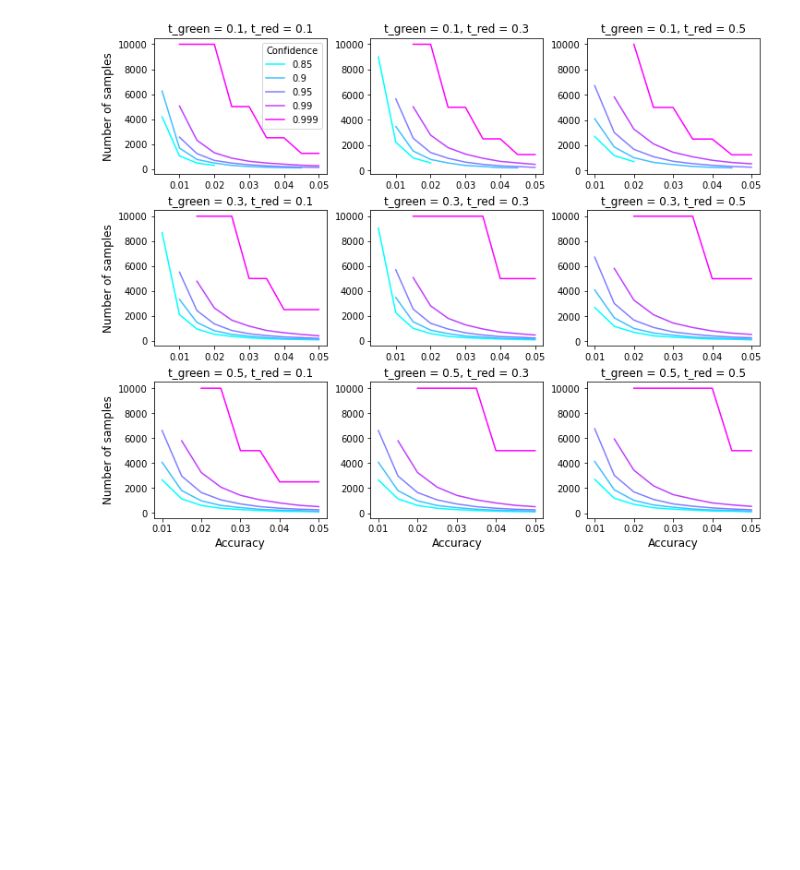
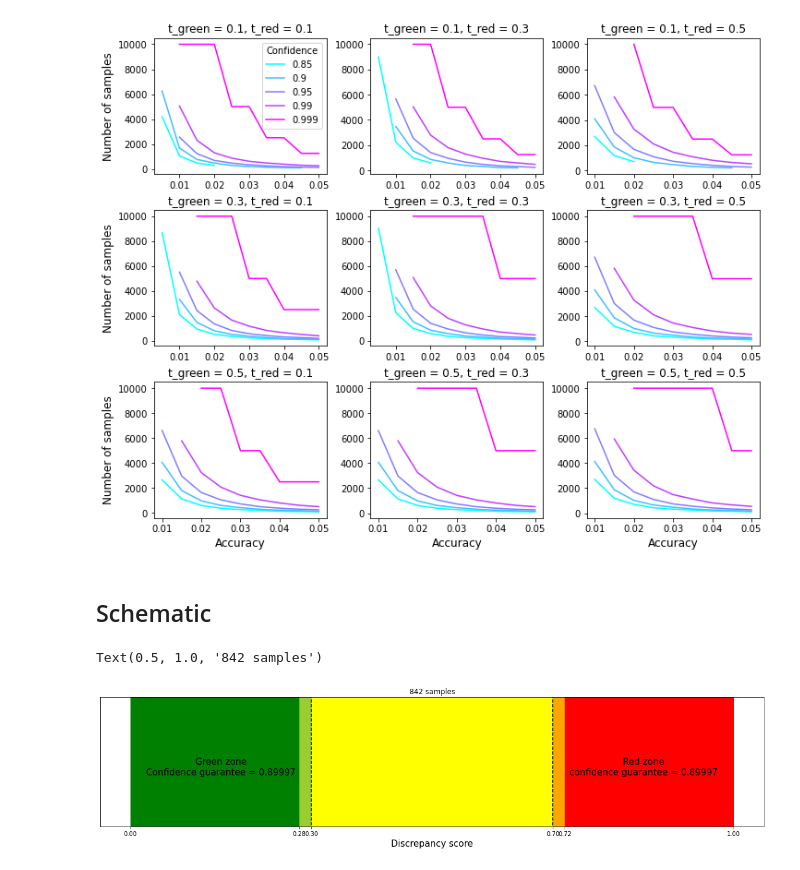
Before and after one commit to amrita112/DiscSim-old, a Jupyter notebook: binomial_confidence_demo.ipynb, the cells around one changed output. Cells and saved outputs as stored; diff of their text form; code cells hidden in the pictures; blank space fills up the shorter version.

Commit message:
Schematic
Added schematic to binomial classification demo notebook

```diff
--- a/binomial_confidence_demo.ipynb
+++ b/binomial_confidence_demo.ipynb
@@ -317,3 +321,68 @@ t_green = 0.5
      t_red = 0.3
      t_red = 0.5
 [figure]
+# %% [markdown]
+## Schematic
+# %%
+t_green = 0.3
+t_red = 0.7
+accuracy = 0.02
+confidence = 0.9
+p_green = p_high_green
+p_red = p_high_red
+n_samples = n_high
+
+fig, ax = plt.subplots(figsize = [20, 4])
+
+width = 1
+box_bottom = 1
+height = 0.1*width
+
+# Green zone - confidence guarantee
+left = 0
+right = t_green - accuracy
+rect = Rectangle([left, box_bottom], right - left, height, color = 'g')
+ax.add_patch(rect)
+#plt.plot([left, right], [1, 1], linewidth = 10, color = 'g')
+
+# Green zone - out of confidence guarantee
+left = t_green - accuracy
+right = t_green
+rect = Rectangle([left, box_bottom], right - left, height, color = 'yellowgreen')
+ax.add_patch(rect)
+#plt.plot([left, right], [1, 1], linewidth = 10, color = 'yellowgreen')
+
+# Yellow zone
+left = t_green
+right = t_red
+rect = Rectangle([left, box_bottom], right - left, height, color = 'yellow')
+ax.add_patch(rect)
+#plt.plot([left, right], [1, 1], linewidth = 10, color = 'g')
+
+# Red zone - out of confidence guarantee
+left = t_red
+right = t_red + accuracy
+rect = Rectangle([left, box_bottom], right - left, height, color = 'orange')
+ax.add_patch(rect)
+
+# Red zone - confidence guarantee
+left = t_red + accuracy
+right = 1
+rect = Rectangle([left, box_bottom], right - left, height, color = 'r')
+ax.add_patch(rect)
+
+plt.plot([t_green, t_green], [box_bottom - 0.1*height, box_bottom + 1.1*height], color = 'k', linestyle = '--')
+plt.plot([t_red, t_red], [box_bottom - 0.1*height, box_bottom + 1.1*height], color = 'k', linestyle = '--')
+plt.yticks([])
+plt.xticks(np.round([0, t_green - accuracy, t_green, t_red, t_red + accuracy, 1], 2))
+plt.xlabel('Discrepancy score', fontsize = 15)
+plt.text(t_green/2, 1.04, 'Green zone\nConfidence guarantee = {0}'.format(np.round(p_green, 5)), fontsize = 15, horizontalalignment = 'center')
+plt.text((1 + t_red)/2, 1.04, 'Red zone\nconfidence guarantee = {0}'.format(np.round(p_red, 5)), fontsize = 15, horizontalalignment = 'center')
+plt.ylim([box_bottom, box_bottom + height])
+
+plt.title('{0} samples'.format(n_samples))
+
+#plt.show()
+# %% [output]
+Text(0.5, 1.0, '842 samples')
+[figure, added]
```
Also changed, not shown: parts of 1 cell of this notebook.
